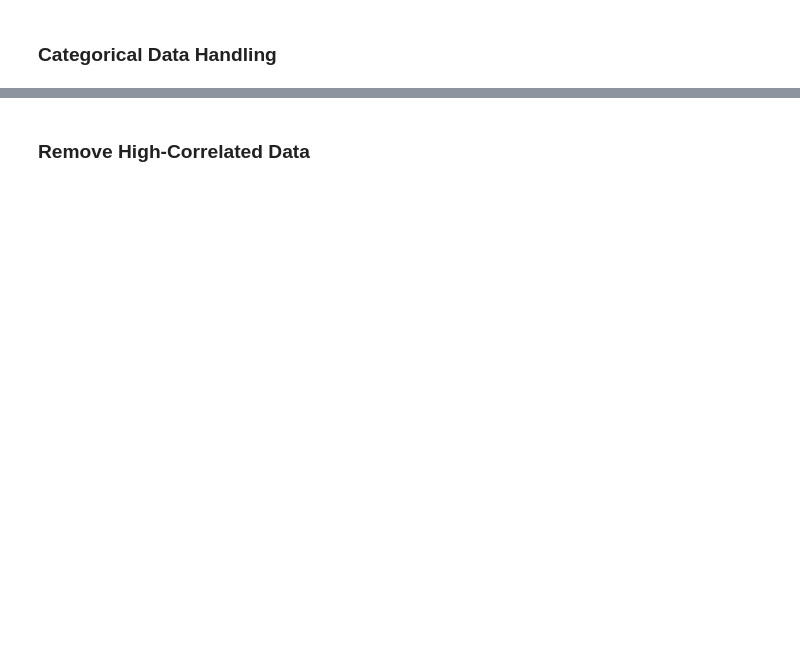
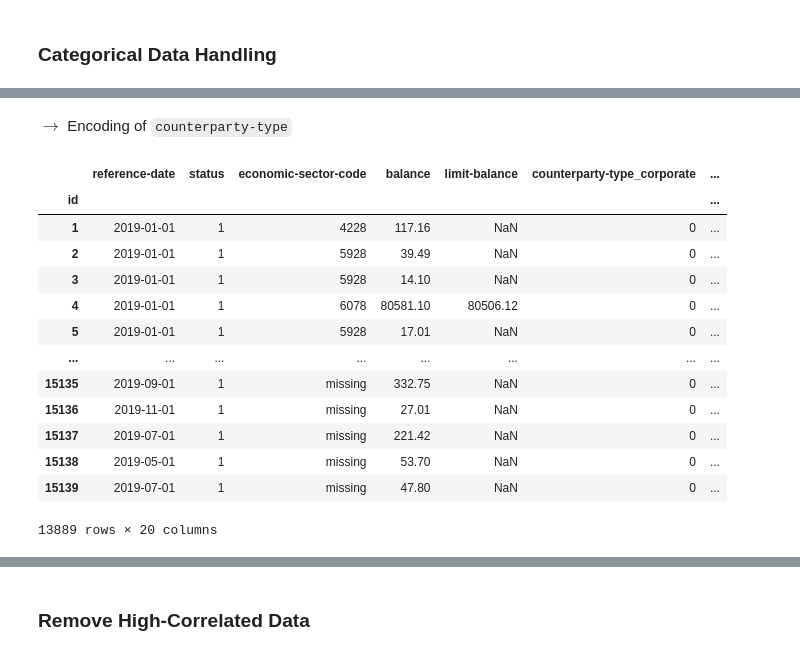
Before and after one commit to lcsrodriguez/intro-ml-assignment, a Jupyter notebook: assignment.ipynb, the cells around one changed output, grey strips where cells are left out. Drawn from its saved outputs; the diff is of its cells as text; code cells hidden in the pictures; blank space fills up the shorter version.

```diff
--- a/assignment.ipynb
+++ b/assignment.ipynb
@@ -266,0 +186,2 @@ memory usage: 868.1+ KB
+# %%
+df["geographic-area"].replace("missing", np.nan, inplace=True)
@@ -280,0 +311,24 @@ We have to adopt a clear strategy to handle these categorical data
+# %% [markdown]
+$\longrightarrow$ Encoding of `counterparty-type`
+# %%
+OHE = pd.get_dummies(df[['counterparty-type', 'geographic-area']])
+X = df.copy()
+X.drop(['counterparty-type', 'geographic-area'], axis=1, inplace=True)
+X[OHE.columns] = OHE
+# %%
+X
+# %% [output]
+|  | reference-date | status | economic-sector-code | balance | limit-balance | counterparty-type_corporate | ... |
+| id |  |  |  |  |  |  | ... |
+| 1 | 2019-01-01 | 1 | 4228 | 117.16 | NaN | 0 | ... |
+| 2 | 2019-01-01 | 1 | 5928 | 39.49 | NaN | 0 | ... |
+| 3 | 2019-01-01 | 1 | 5928 | 14.10 | NaN | 0 | ... |
+| 4 | 2019-01-01 | 1 | 6078 | 80581.10 | 80506.12 | 0 | ... |
+| 5 | 2019-01-01 | 1 | 5928 | 17.01 | NaN | 0 | ... |
+| ... | ... | ... | ... | ... | ... | ... | ... |
+| 15135 | 2019-09-01 | 1 | missing | 332.75 | NaN | 0 | ... |
+| 15136 | 2019-11-01 | 1 | missing | 27.01 | NaN | 0 | ... |
+| 15137 | 2019-07-01 | 1 | missing | 221.42 | NaN | 0 | ... |
+| 15138 | 2019-05-01 | 1 | missing | 53.70 | NaN | 0 | ... |
+| 15139 | 2019-07-01 | 1 | missing | 47.80 | NaN | 0 | ... |
+13889 rows × 20 columns
```
Also changed, not shown: parts of 48 cells of this notebook.
